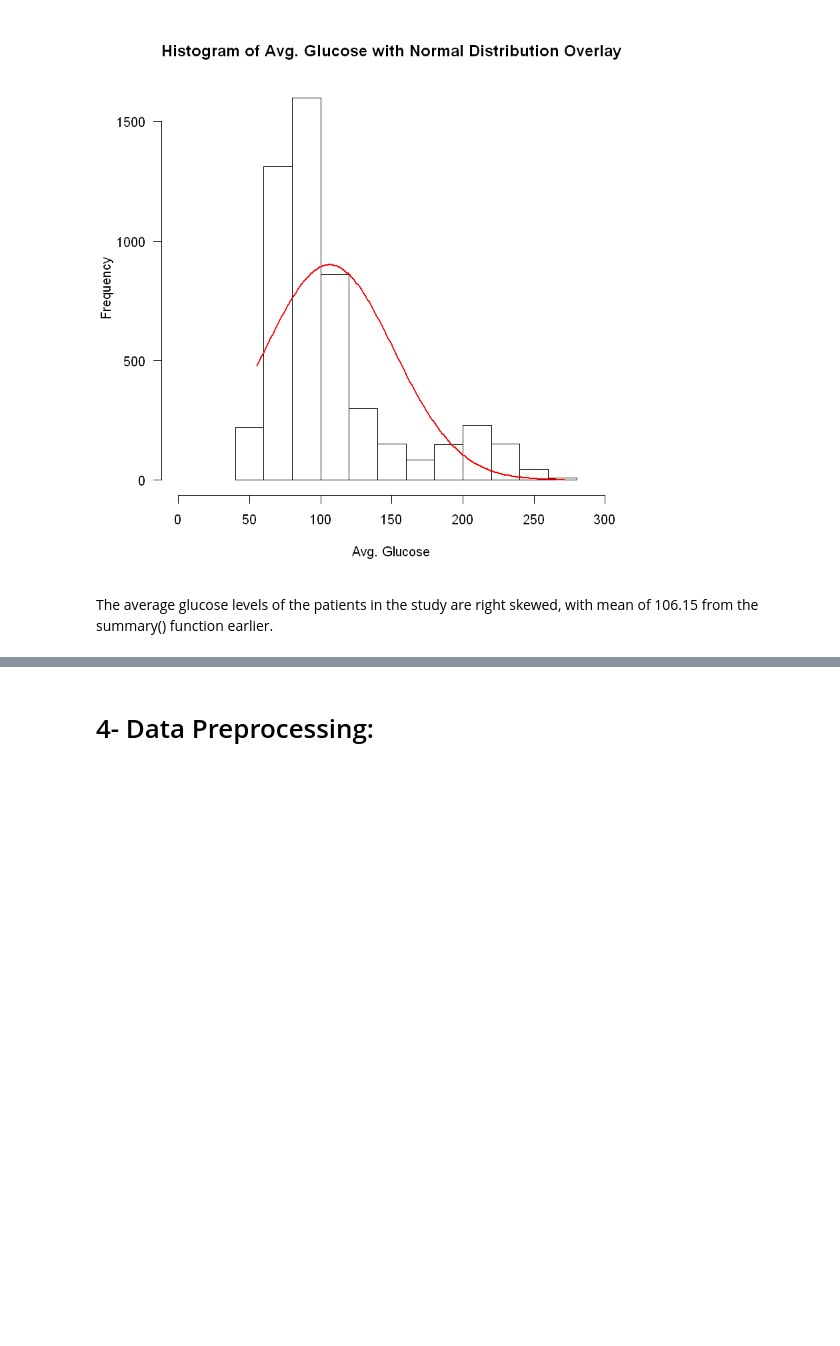
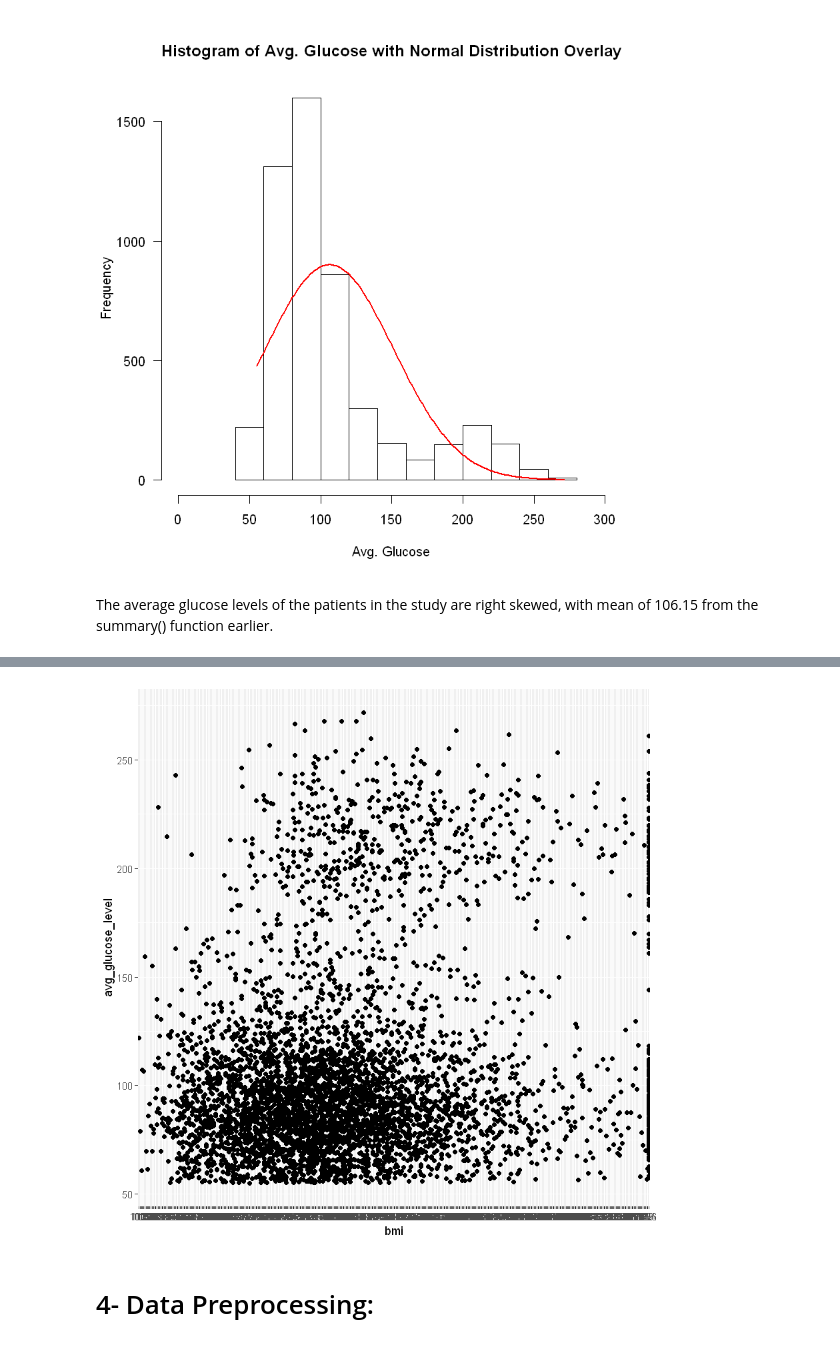
Before and after one commit to mriamft/Stroke-Prediction, a Jupyter notebook: Phase1 Jupyter notebook(1).ipynb, the cells around one changed output, grey strips where cells are left out. Cells and saved outputs as stored; diff of their text form; code cells hidden in the pictures; blank space fills up the shorter version.

```diff
--- a/Phase1 Jupyter notebook(1).ipynb
+++ b/Phase1 Jupyter notebook(1).ipynb
@@ -327,3 +309,9 @@ The average glucose levels of the patients in the study are right skewed, with m
+# %%
+library(ggplot2)
+ggplot(data, aes(x = bmi, y = avg_glucose_level, main="bmi vs avg_glucose_level")) +
+    geom_point()
+# %% [output]
+[figure, added]
 # %% [markdown]
 # 4- Data Preprocessing:
 # %%
```
Also changed, not shown: parts of 10 cells of this notebook.
